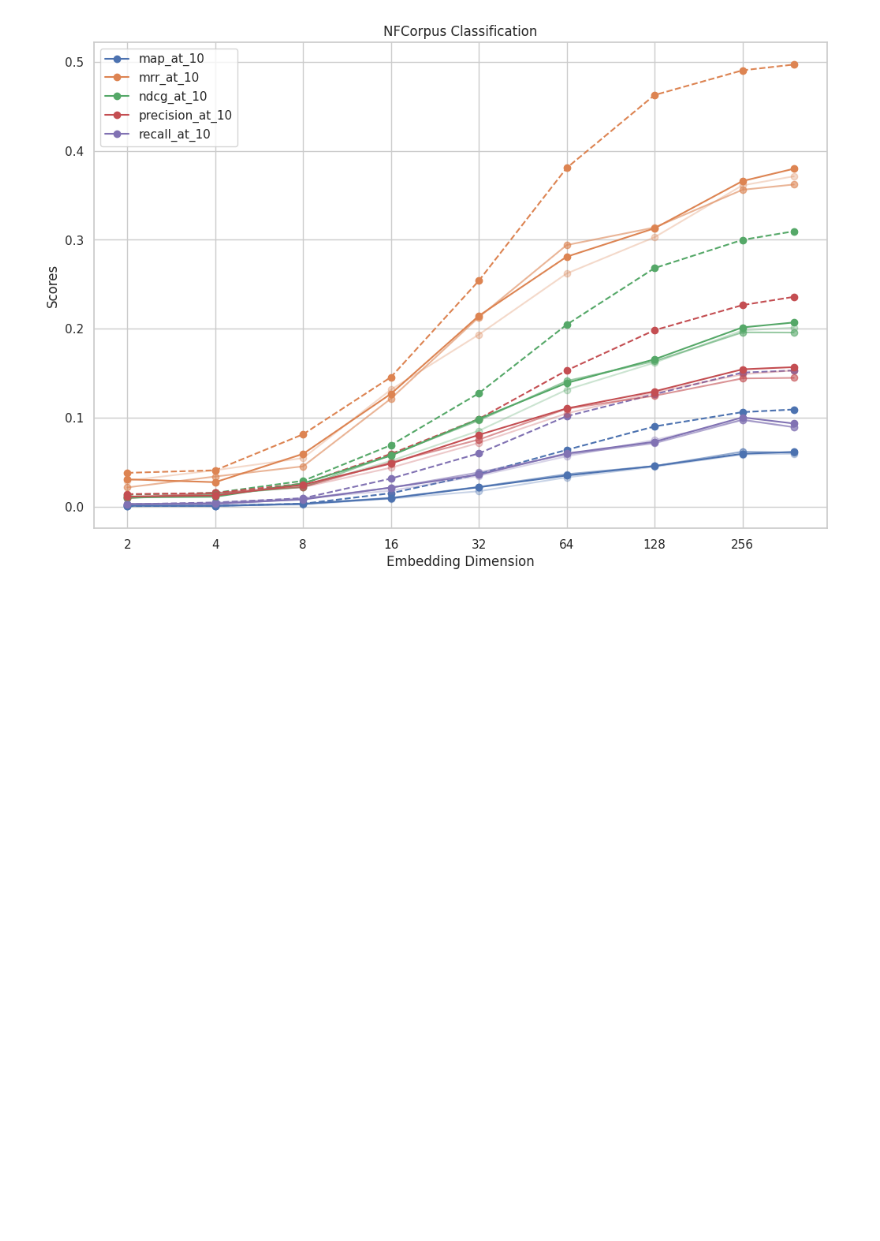
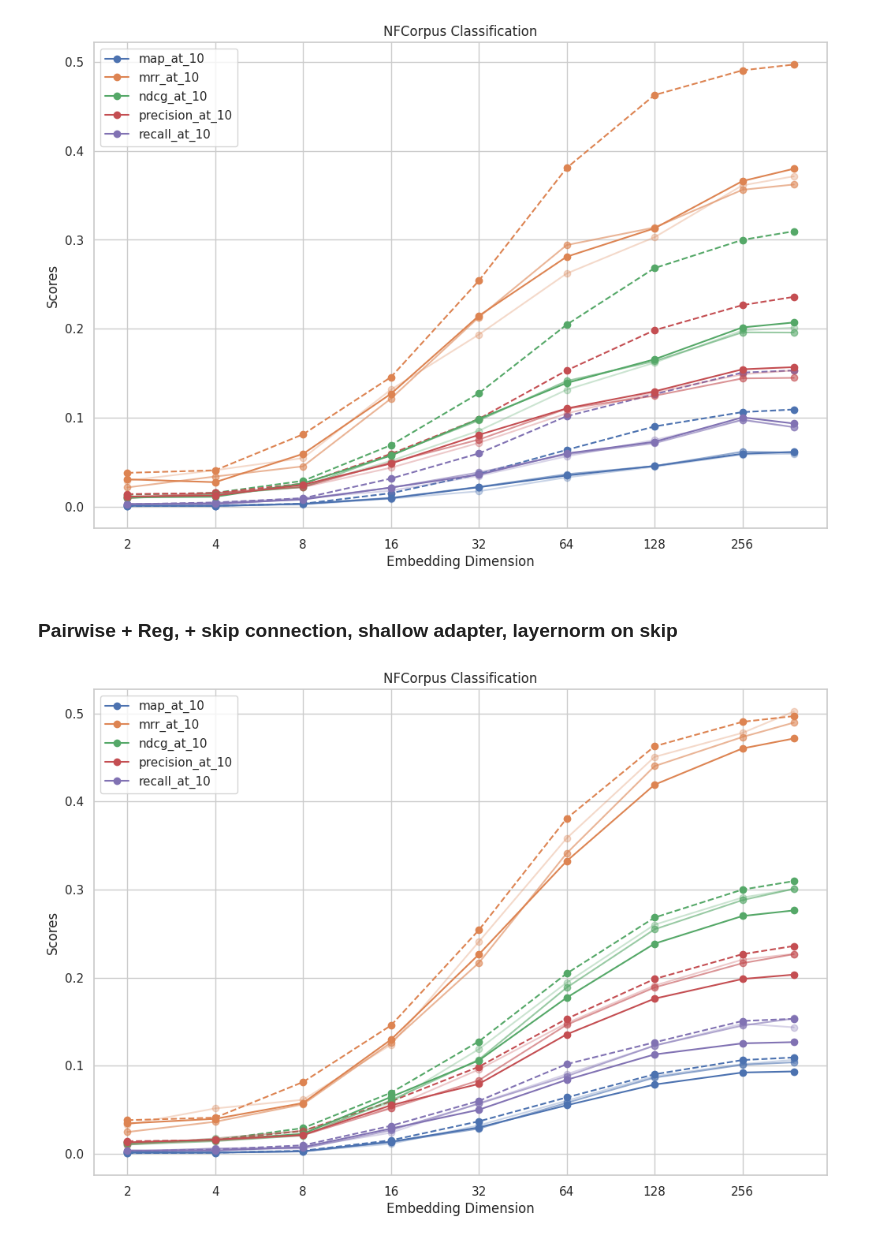
Before and after one commit to Laz4rz/matryoshka, a Jupyter notebook: eval_gather.ipynb, the cells around one changed output. Drawn from its saved outputs; the diff is of its cells as text; code cells hidden in the pictures; blank space fills up the shorter version.

Commit message:
add pairwise+regloss results

```diff
--- a/eval_gather.ipynb
+++ b/eval_gather.ipynb
@@ -105,3 +105,17 @@ results = load_task_results("results_pairwise_skip_normalized_24", "NFCorpus")
 plot_results(results, filter_func=lambda x: x.endswith("at_10"), ylabel="Scores", xlabel="Embedding Dimension", title="NFCorpus Classification", ax=ax, alpha=1)
 # %% [output]
 [figure]
+# %% [markdown]
+### Pairwise + Reg, + skip connection, shallow adapter, layernorm on skip
+# %%
+fig, ax = plt.subplots(figsize=(12, 8))
+results = load_task_results("results2", "NFCorpus")
+plot_results(results, filter_func=lambda x: x.endswith("at_10"), ylabel="scores", xlabel="Dimension", title="NFCorpus Classification", ax=ax, linestyle='--')
+results = load_task_results("results_pairwise_reg_skip_layernorm_0", "NFCorpus")
+plot_results(results, filter_func=lambda x: x.endswith("at_10"), ylabel="scores", xlabel="Dimension", title="NFCorpus Classification", ax=ax, alpha=0.3, legend=False)
+results = load_task_results("results_pairwise_reg_skip_layernorm_10", "NFCorpus")
+plot_results(results, filter_func=lambda x: x.endswith("at_10"), ylabel="scores", xlabel="Dimension", title="NFCorpus Classification", ax=ax, alpha=0.6, legend=False)
+results = load_task_results("results_pairwise_reg_skip_layernorm_24", "NFCorpus")
+plot_results(results, filter_func=lambda x: x.endswith("at_10"), ylabel="Scores", xlabel="Embedding Dimension", title="NFCorpus Classification", ax=ax, alpha=1)
+# %% [output]
+[figure, added]
```
Also changed, not shown: 57 other files.
